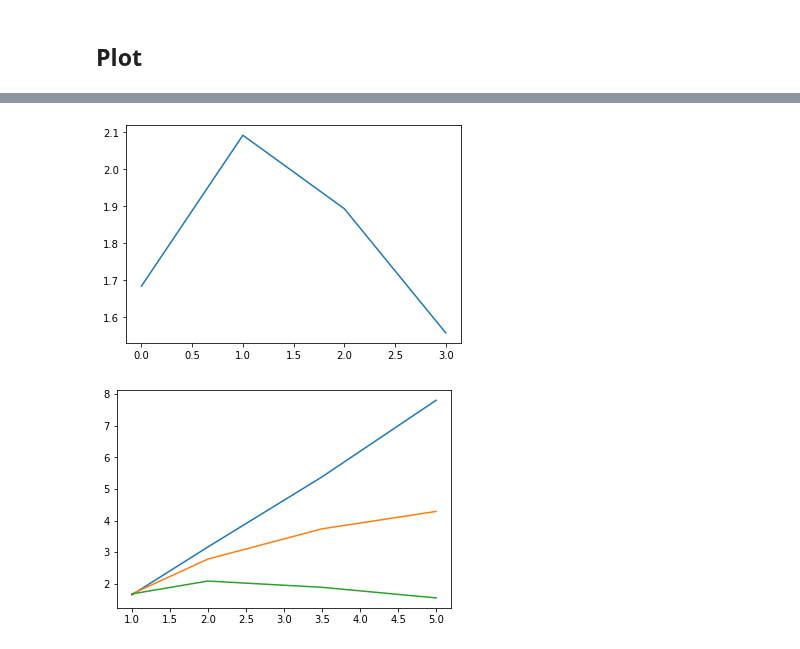
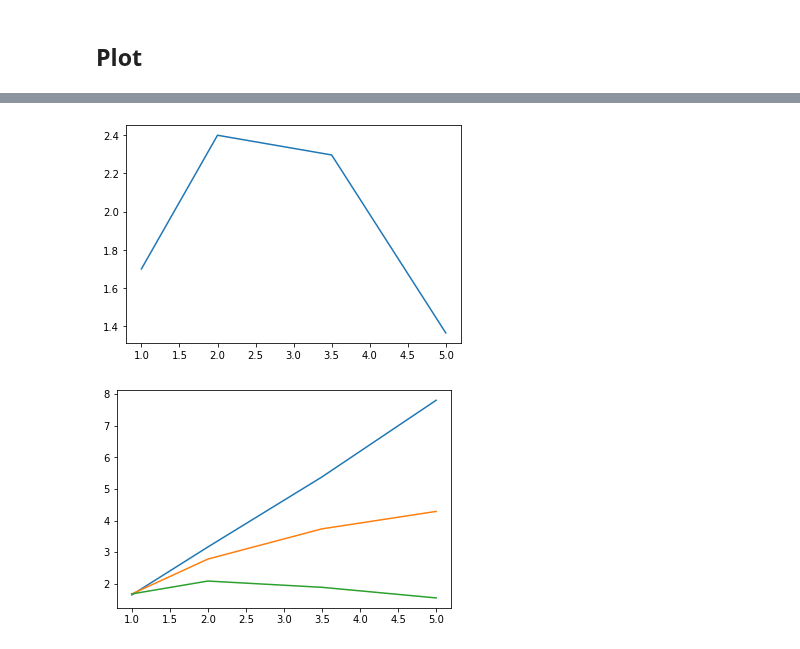
Before and after one commit to llincooi/retina_python, a Jupyter notebook: Compare_different_Parameter_(FakeSpike_RealData)-Homogeneous-Standard.ipynb, the cells around one changed output, grey strips where cells are left out. Cells and saved outputs as stored; diff of their text form; code cells hidden in the pictures.

```diff
--- a/Compare_different_Parameter_(FakeSpike_RealData)-Homogeneous-Standard.ipynb
+++ b/Compare_different_Parameter_(FakeSpike_RealData)-Homogeneous-Standard.ipynb
@@ -312,7 +312,7 @@ Calculate velocity
 # %%
 v_list = []
 tv_list = []
-Dt = 0.2
+Dt = 0.01
 for i in range(len(x_list)):
     tv_list.append( np.append(0, np.diff(x_list[i])) / dt)
     v_list.append( np.append(np.zeros(int(Dt/dt)), x_list[i][int(Dt/dt):]-x_list[i][:-int(Dt/dt)]) / Dt)
@@ -361,7 +368,7 @@ Calculate information
 window = [-1,1] # second
 Information_list = [0]*len(x_list)
 for i in range(len(x_list)):
-    timeshift, Information_list[i] = PIfunc(rstate_list[i], xstate_list[i], tvstate_list[i], dt, window)
+    timeshift, Information_list[i] = PIfunc(rstate_list[i], xstate_list[i], vstate_list[i], dt, window)
 # %% [markdown]
 ## Plot
 # %%
@@ -489,7 +496,7 @@ ystate_list = [0]*len(x_list)
 # Delta_list = [.9, .9, .9, .9]
 FakeSpike_list = [0]*len(x_list)
 for i in range(len(x_list)):
-    Lambda = 0.5
+    Lambda = 0.3
     r1 = (1-Lambda)*x_list[i]+Lambda*v_list[i]
 
     r = NL(r1-np.mean(r1), 0)
@@ -503,3 +510,6 @@ window = [-1,1] # second
 Information_list = [0]*len(x_list)
 for i in range(len(x_list)):
     timeshift, Information_list[i] = PIfunc(ystate_list[i], xstate_list[i], tvstate_list[i], dt, window)
+# %%
+i = 0
+plt.plot(np.correlate(ystate_list[i],rstate_list[i],'same'))
@@ -542,10 +555,10 @@ Pi = []
 for i in range(len(x_list)):
     Pi.append(max(Information_list[i][('Beer','UIv')])/max(Information_list[i][('Beer','UIx')]))
 # %%
-plt.plot(Pi)
+plt.plot([1,2,3.5,5],Pi)
 Pi_dir[str(Dt)] = Pi
 # %% [output]
-[figure, old version]
+[figure, new version]
 # %%
 for Pi in Pi_dir.values():
     plt.plot([1,2,3.5,5],Pi)
```
Also changed, not shown: parts of 7 cells of this notebook, 9 other files.
